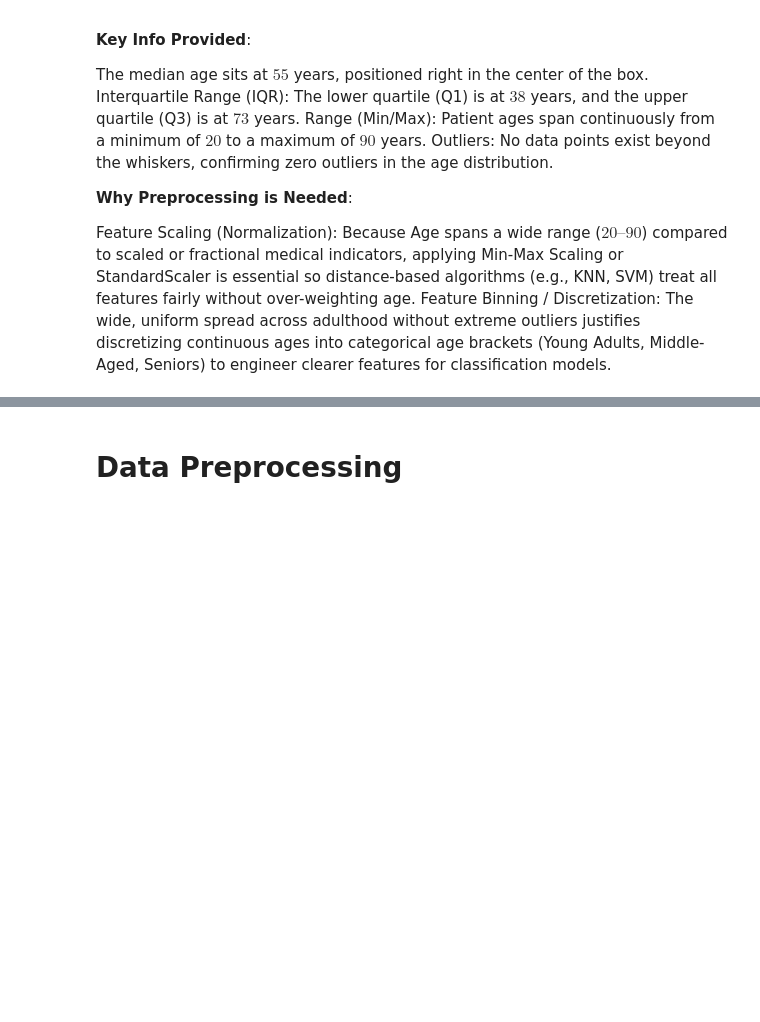
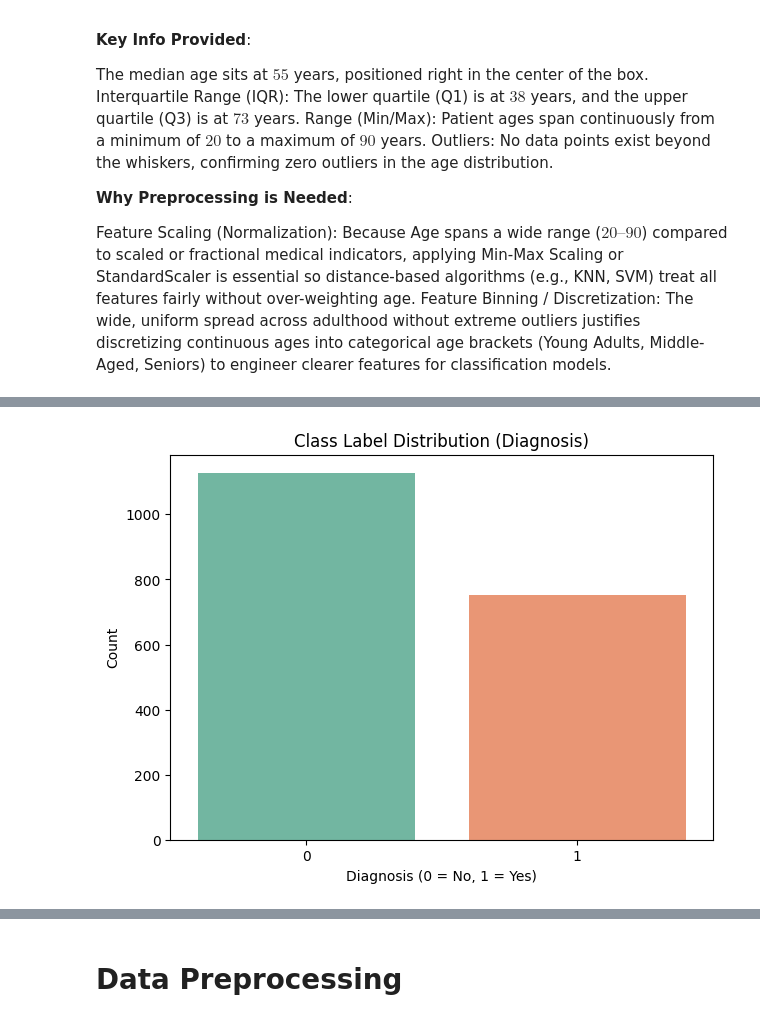
Before and after one commit to reemajedz99/IT326-Diabetes, a Jupyter notebook: Reports/Phase2.ipynb, the cells around one changed output, grey strips where cells are left out. Drawn from its saved outputs; the diff is of its cells as text; code cells hidden in the pictures; blank space fills up the shorter version.

```diff
--- a/Reports/Phase2.ipynb
+++ b/Reports/Phase2.ipynb
@@ -163,0 +170,18 @@ Feature Scaling (Normalization): Because Age spans a wide range ($20\text{--}90$
+# %%
+import matplotlib.pyplot as plt
+import seaborn as sns
+import pandas as pd
+
+url = "https://raw.githubusercontent.com/reemajedz99/IT326-Diabetes/refs/heads/main/Dataset/Raw_dataset.csv"
+df = pd.read_csv(url)
+
+plt.figure(figsize=(7, 5))
+sns.countplot(data=df, x='Diagnosis', hue='Diagnosis', palette='Set2', legend=False)
+
+plt.title('Class Label Distribution (Diagnosis)')
+plt.xlabel('Diagnosis (0 = No, 1 = Yes)')
+plt.ylabel('Count')
+
+plt.show()
+# %% [output]
+[figure, added]
```
Also changed, not shown: parts of 5 cells of this notebook.
